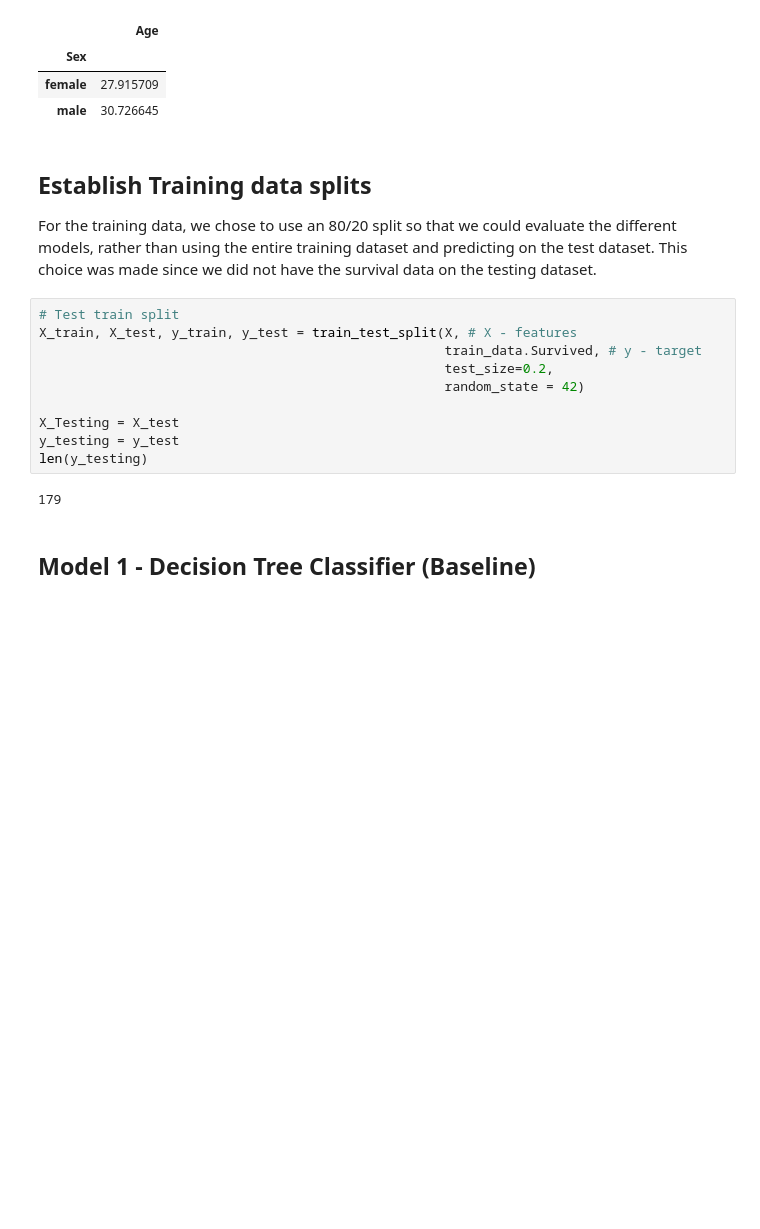
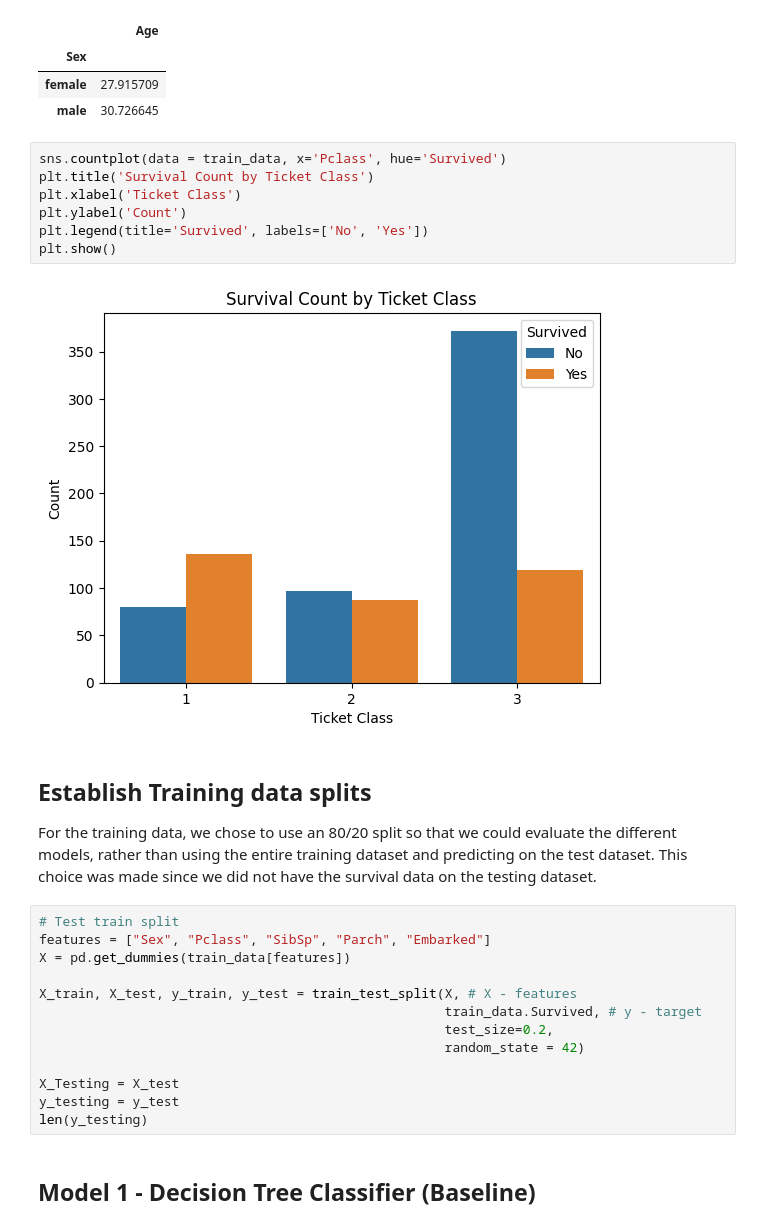
Before and after one commit to SarankanT/546-Final-Project, a Jupyter notebook: Titanic_proposal_Baseline&Improvements_MSCI546.ipynb, the cells around one changed output. Saved outputs shown, nothing was run; the diff lists cells and outputs as text; blank space fills up the shorter version.

```diff
--- a/Titanic_proposal_Baseline&Improvements_MSCI546.ipynb
+++ b/Titanic_proposal_Baseline&Improvements_MSCI546.ipynb
@@ -62,12 +63,24 @@ train_data[["Sex", "Age"]].groupby("Sex").mean()
 | Sex |  |
 | female | 27.915709 |
 | male | 30.726645 |
+# %%
+sns.countplot(data = train_data, x='Pclass', hue='Survived')
+plt.title('Survival Count by Ticket Class')
+plt.xlabel('Ticket Class')
+plt.ylabel('Count')
+plt.legend(title='Survived', labels=['No', 'Yes'])
+plt.show()
+# %% [output]
+[figure, added]
 # %% [markdown]
 ## Establish Training data splits
 
 For the training data, we chose to use an 80/20 split so that we could evaluate the different models, rather than using the entire training dataset and predicting on the test dataset. This choice was made since we did not have the survival data on the testing dataset.
 # %%
 # Test train split
+features = ["Sex", "Pclass", "SibSp", "Parch", "Embarked"]
+X = pd.get_dummies(train_data[features])
+
 X_train, X_test, y_train, y_test = train_test_split(X, # X - features
                                                     train_data.Survived, # y - target
                                                     test_size=0.2,
@@ -76,8 +89,6 @@ X_train, X_test, y_train, y_test = train_test_split(X, # X - features
 X_Testing = X_test
 y_testing = y_test
 len(y_testing)
-# %% [output]
-179
 # %% [markdown]
 ## Model 1 - Decision Tree Classifier (Baseline)
 # %%
```
Also changed, not shown: parts of 40 cells of this notebook.
